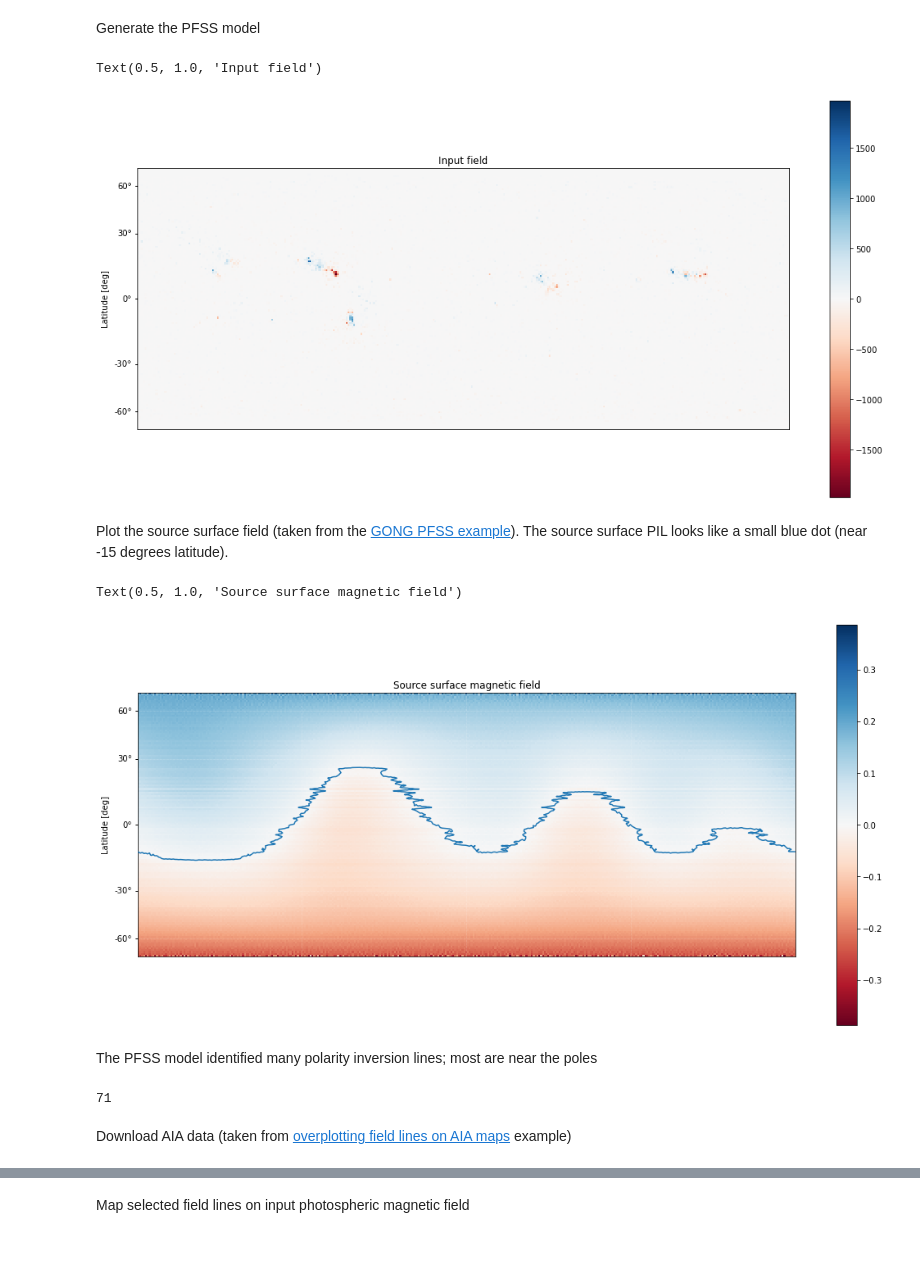
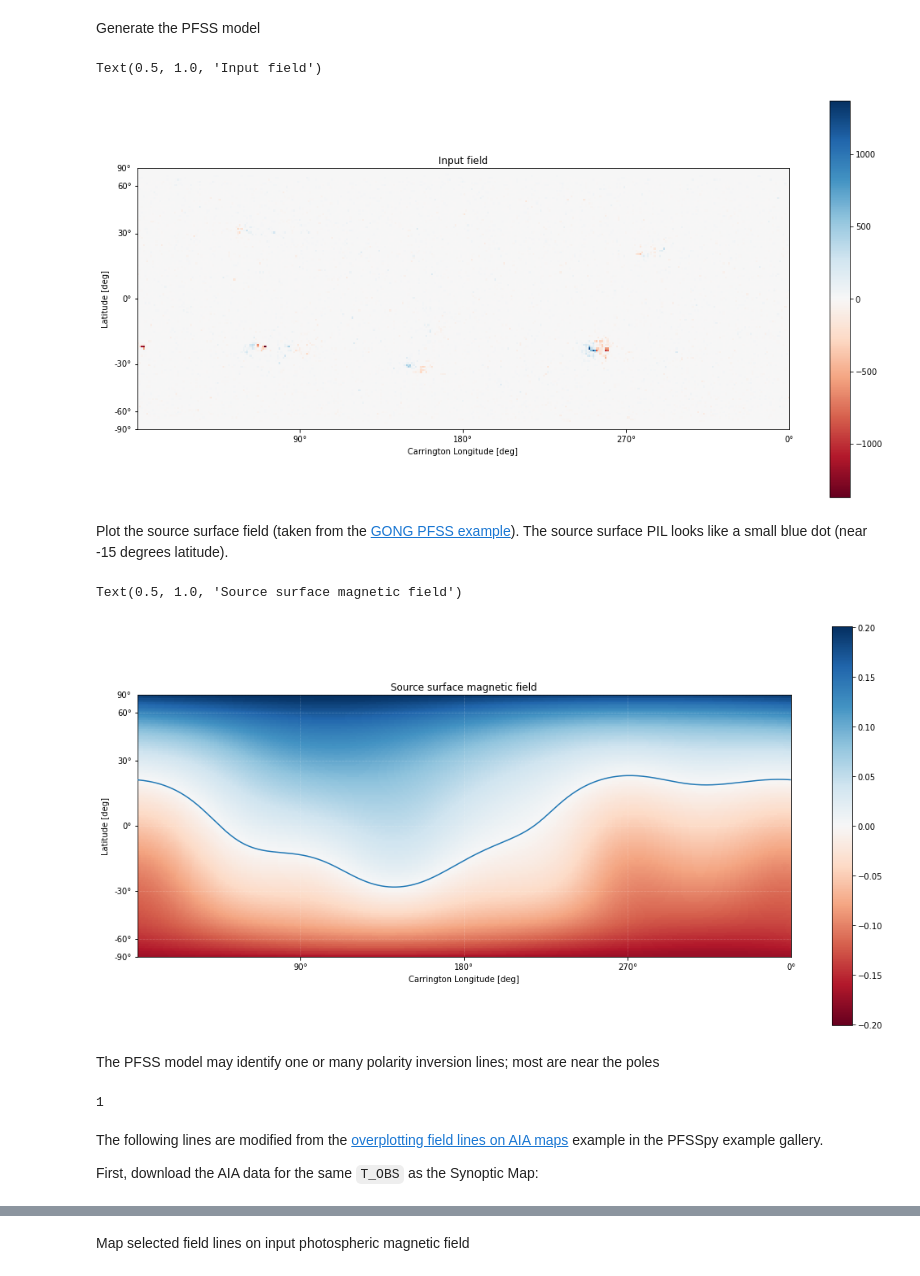
Before and after one commit to mbobra/magnetic-field-models, a Jupyter notebook: hmipfss.ipynb, the cells around one changed output, grey strips where cells are left out. Cells and saved outputs as stored; diff of their text form; code cells hidden in the pictures; blank space fills up the shorter version.

```diff
--- a/hmipfss.ipynb
+++ b/hmipfss.ipynb
@@ -25,3 +29,5 @@ email='your@email.here'
+# %%
+email='your@email.address' # Put in a registered e-mail address
 # %%
 c = drms.Client(email=email, verbose=True)
 # %% [markdown]
@@ -35,5 +61,5 @@ Query for Carrington rotation number 2194 (associated with the active region tha
 # %%
-jsoc_request = c.export('hmi.synoptic_mr_polfil_720s[2194]{Mr_polfil}', protocol='fits')
+jsoc_request = c.export('hmi.synoptic_mr_polfil_720s[2237]{Mr_polfil}', protocol='fits')
 image_url = jsoc_request.urls['url'][0]
 print(image_url)
 synoptic_image = fits.open(image_url)
@@ -144,7 +172,7 @@ plt.colorbar()
 ax.set_title('Input field')
 # %% [output]
 Text(0.5, 1.0, 'Input field')
-[figure, old version]
+[figure, new version]
 # %%
 output = pfsspy.pfss(input)
 # %% [markdown]
@@ -152,19 +180,21 @@ Plot the source surface field (taken from the [GONG PFSS example](https://pfsspy
 # %%
 ss_br = output.source_surface_br
 fig = plt.figure(figsize=(18,9))
 ax = plt.subplot(projection=ss_br)
 ss_br.plot()
-ax.plot_coord(output.source_surface_pils[1])
+ax.plot_coord(output.source_surface_pils[0])
 plt.colorbar()
 ax.set_title('Source surface magnetic field')
 # %% [output]
 Text(0.5, 1.0, 'Source surface magnetic field')
-[figure, old version]
+[figure, new version]
 # %% [markdown]
-The PFSS model identified many polarity inversion lines; most are near the poles
+The PFSS model may identify one or many polarity inversion lines; most are near the poles
 # %%
 len(output.source_surface_pils)
 # %% [output]
-71
+1
 # %% [markdown]
-Download AIA data (taken from [overplotting field lines on AIA maps](https://pfsspy.readthedocs.io/en/stable/auto_examples/using_pfsspy/plot_aia_overplotting.html) example)
+The following lines are modified from the [overplotting field lines on AIA maps](https://pfsspy.readthedocs.io/en/stable/auto_examples/using_pfsspy/plot_aia_overplotting.html) example in the PFSSpy example gallery.
+
+First, download the AIA data for the same `T_OBS` as the Synoptic Map:
```
Also changed, not shown: parts of 30 cells of this notebook.
